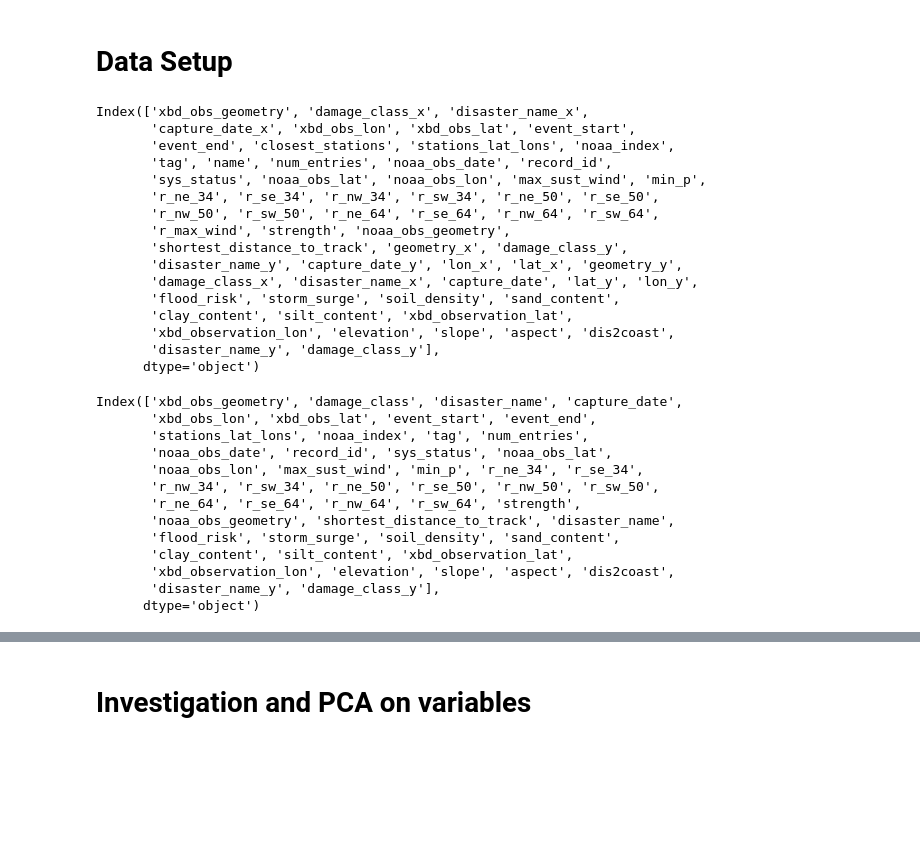
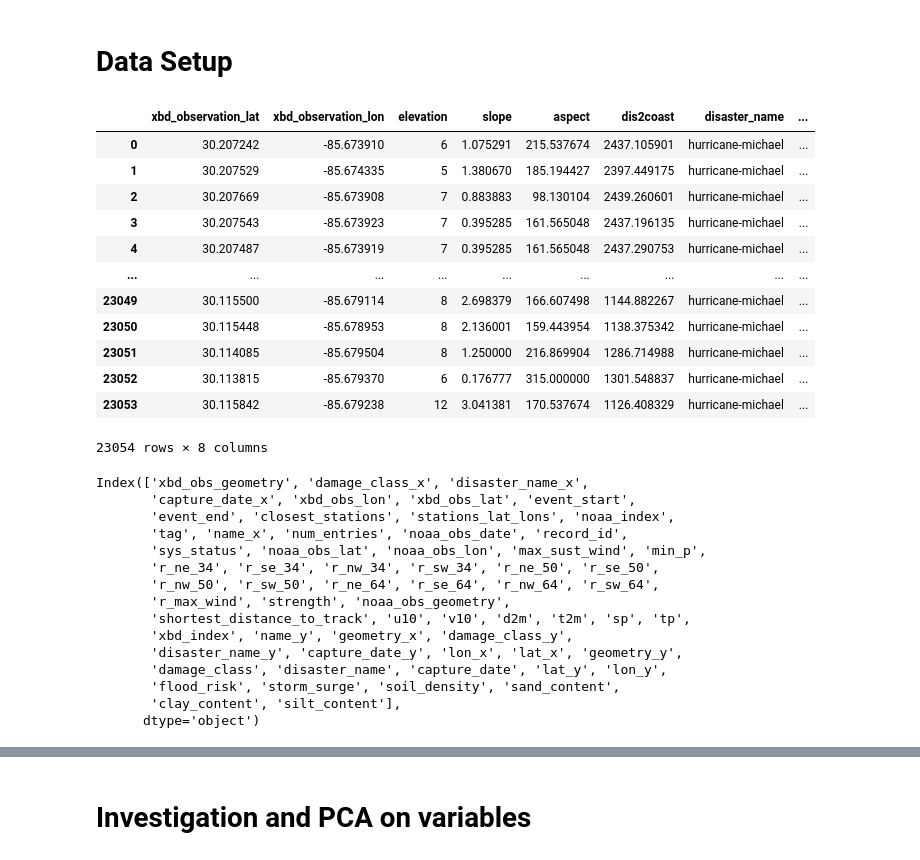
Before and after one commit to ai4er-cdt/hurricane-harm-herald, a Jupyter notebook: notebooks/Basic_Models.ipynb, the cells around one changed output, grey strips where cells are left out. Saved outputs shown, nothing was run; the diff lists cells and outputs as text; code cells hidden in the pictures; blank space fills up the shorter version.

```diff
--- a/notebooks/Basic_Models.ipynb
+++ b/notebooks/Basic_Models.ipynb
@@ -466,38 +470,39 @@ df_terrain_efs_path = drive_start_path + 'processed_data/Terrian_EFs.pkl'
+# %%
+ecmwf=pd.read_pickle(df_terrain_efs_path)
+ecmwf
+# %% [output]
+|  | xbd_observation_lat | xbd_observation_lon | elevation | slope | aspect | dis2coast | disaster_name | ... |
+| 0 | 30.207242 | -85.673910 | 6 | 1.075291 | 215.537674 | 2437.105901 | hurricane-michael | ... |
+| 1 | 30.207529 | -85.674335 | 5 | 1.380670 | 185.194427 | 2397.449175 | hurricane-michael | ... |
+| 2 | 30.207669 | -85.673908 | 7 | 0.883883 | 98.130104 | 2439.260601 | hurricane-michael | ... |
+| 3 | 30.207543 | -85.673923 | 7 | 0.395285 | 161.565048 | 2437.196135 | hurricane-michael | ... |
+| 4 | 30.207487 | -85.673919 | 7 | 0.395285 | 161.565048 | 2437.290753 | hurricane-michael | ... |
+| ... | ... | ... | ... | ... | ... | ... | ... | ... |
+| 23049 | 30.115500 | -85.679114 | 8 | 2.698379 | 166.607498 | 1144.882267 | hurricane-michael | ... |
+| 23050 | 30.115448 | -85.678953 | 8 | 2.136001 | 159.443954 | 1138.375342 | hurricane-michael | ... |
+| 23051 | 30.114085 | -85.679504 | 8 | 1.250000 | 216.869904 | 1286.714988 | hurricane-michael | ... |
+| 23052 | 30.113815 | -85.679370 | 6 | 0.176777 | 315.000000 | 1301.548837 | hurricane-michael | ... |
+| 23053 | 30.115842 | -85.679238 | 12 | 3.041381 | 170.537674 | 1126.408329 | hurricane-michael | ... |
+23054 rows × 8 columns
 # %%
-pkl_paths = [df_noaa_xbd_pkl_path, df_xbd_points_path, df_topographic_efs_path, df_terrain_efs_path]
+# pkl_paths = [df_noaa_xbd_pkl_path, df_xbd_points_path, df_topographic_efs_path, df_terrain_efs_path]
+pkl_paths = [df_noaa_xbd_pkl_path, df_ecmwf_efs_path, df_xbd_points_path, df_topographic_efs_path]
+
 df_merged = read_and_merge_pkls(pkl_paths)
 df_merged.columns
 # %% [output]
 Index(['xbd_obs_geometry', 'damage_class_x', 'disaster_name_x',
        'capture_date_x', 'xbd_obs_lon', 'xbd_obs_lat', 'event_start',
        'event_end', 'closest_stations', 'stations_lat_lons', 'noaa_index',
-       'tag', 'name', 'num_entries', 'noaa_obs_date', 'record_id',
+       'tag', 'name_x', 'num_entries', 'noaa_obs_date', 'record_id',
        'sys_status', 'noaa_obs_lat', 'noaa_obs_lon', 'max_sust_wind', 'min_p',
        'r_ne_34', 'r_se_34', 'r_nw_34', 'r_sw_34', 'r_ne_50', 'r_se_50',
        'r_nw_50', 'r_sw_50', 'r_ne_64', 'r_se_64', 'r_nw_64', 'r_sw_64',
        'r_max_wind', 'strength', 'noaa_obs_geometry',
-       'shortest_distance_to_track', 'geometry_x', 'damage_class_y',
+       'shortest_distance_to_track', 'u10', 'v10', 'd2m', 't2m', 'sp', 'tp',
+       'xbd_index', 'name_y', 'geometry_x', 'damage_class_y',
        'disaster_name_y', 'capture_date_y', 'lon_x', 'lat_x', 'geometry_y',
-       'damage_class_x', 'disaster_name_x', 'capture_date', 'lat_y', 'lon_y',
+       'damage_class', 'disaster_name', 'capture_date', 'lat_y', 'lon_y',
        'flood_risk', 'storm_surge', 'soil_density', 'sand_content',
-       'clay_content', 'silt_content', 'xbd_observation_lat',
-       'xbd_observation_lon', 'elevation', 'slope', 'aspect', 'dis2coast',
-       'disaster_name_y', 'damage_class_y'],
+       'clay_content', 'silt_content'],
       dtype='object')
-# %%
-df_merged_no_dups = rename_and_drop_duplicated_cols(df_merged)
-df_merged_no_dups.columns
-# %% [output]
-Index(['xbd_obs_geometry', 'damage_class', 'disaster_name', 'capture_date',
-       'xbd_obs_lon', 'xbd_obs_lat', 'event_start', 'event_end',
-       'stations_lat_lons', 'noaa_index', 'tag', 'num_entries',
-       'noaa_obs_date', 'record_id', 'sys_status', 'noaa_obs_lat',
-       'noaa_obs_lon', 'max_sust_wind', 'min_p', 'r_ne_34', 'r_se_34',
-       'r_nw_34', 'r_sw_34', 'r_ne_50', 'r_se_50', 'r_nw_50', 'r_sw_50',
-       'r_ne_64', 'r_se_64', 'r_nw_64', 'r_sw_64', 'strength',
-       'noaa_obs_geometry', 'shortest_distance_to_track', 'disaster_name',
-       'flood_risk', 'storm_surge', 'soil_density', 'sand_content',
-       'clay_content', 'silt_content', 'xbd_observation_lat',
-       'xbd_observation_lon', 'elevation', 'slope', 'aspect', 'dis2coast',
-       'disaster_name_y', 'damage_class_y'],
-      dtype='object')
```
Also changed, not shown: parts of 11 cells of this notebook.
